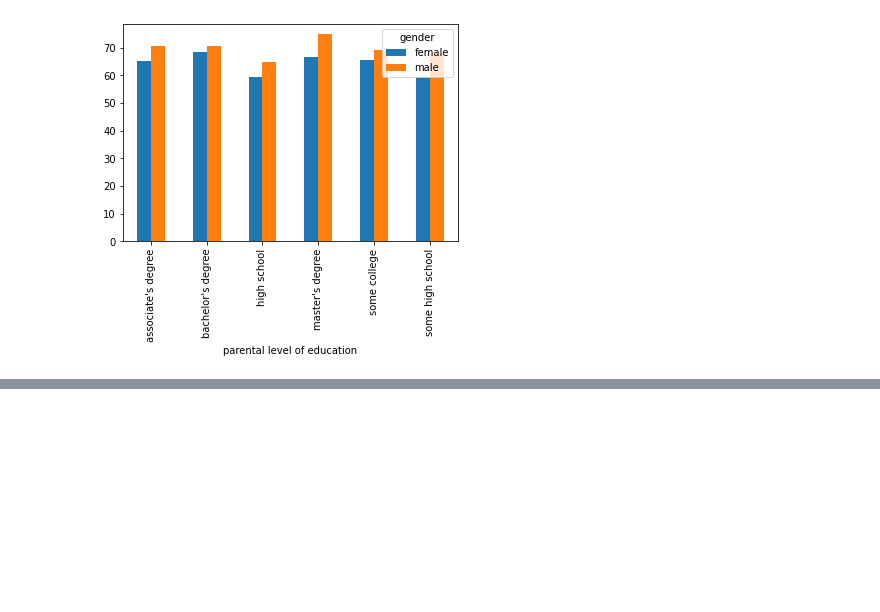
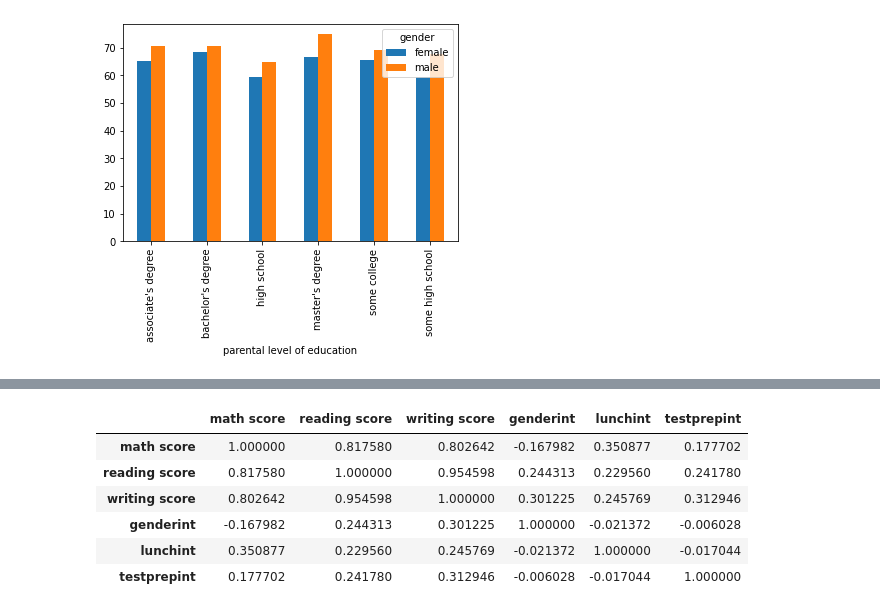
Before and after one commit to SunTzuLombardi/data-visualization-practice, a Jupyter notebook: visualization_practice.ipynb, the cells around one changed output, grey strips where cells are left out. Saved outputs shown, nothing was run; the diff lists cells and outputs as text; code cells hidden in the pictures; blank space fills up the shorter version.

```diff
--- a/visualization_practice.ipynb
+++ b/visualization_practice.ipynb
@@ -270,3 +270,9 @@ df.pivot_table('math score',index='parental level of education', columns='gender
 # %% [output]
 <AxesSubplot:xlabel='parental level of education'>
 [figure]
+# %%
+df['genderint']=(df['gender']=='female').astype(int)
+# %%
+df['lunchint']=(df['lunch']=='standard').astype(int)
+# %%
+df['testprepint']=(df['test preparation course']=='completed').astype(int)
@@ -272,0 +288,10 @@ df.pivot_table('math score',index='parental level of education', columns='gender
+# %%
+df.corr()
+# %% [output]
+|  | math score | reading score | writing score | genderint | lunchint | testprepint |
+| math score | 1.000000 | 0.817580 | 0.802642 | -0.167982 | 0.350877 | 0.177702 |
+| reading score | 0.817580 | 1.000000 | 0.954598 | 0.244313 | 0.229560 | 0.241780 |
+| writing score | 0.802642 | 0.954598 | 1.000000 | 0.301225 | 0.245769 | 0.312946 |
+| genderint | -0.167982 | 0.244313 | 0.301225 | 1.000000 | -0.021372 | -0.006028 |
+| lunchint | 0.350877 | 0.229560 | 0.245769 | -0.021372 | 1.000000 | -0.017044 |
+| testprepint | 0.177702 | 0.241780 | 0.312946 | -0.006028 | -0.017044 | 1.000000 |
```
Also changed, not shown: parts of 2 cells of this notebook.
